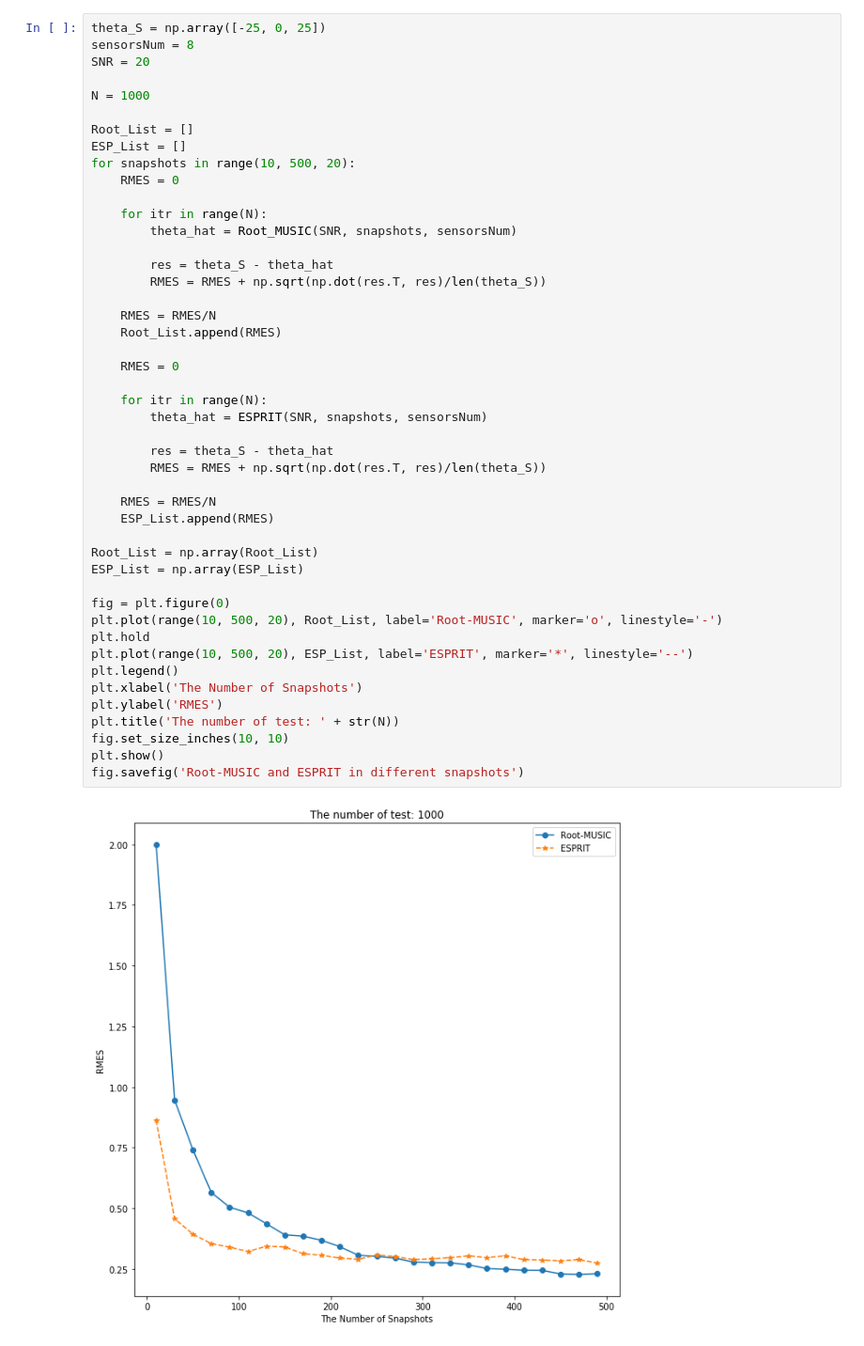
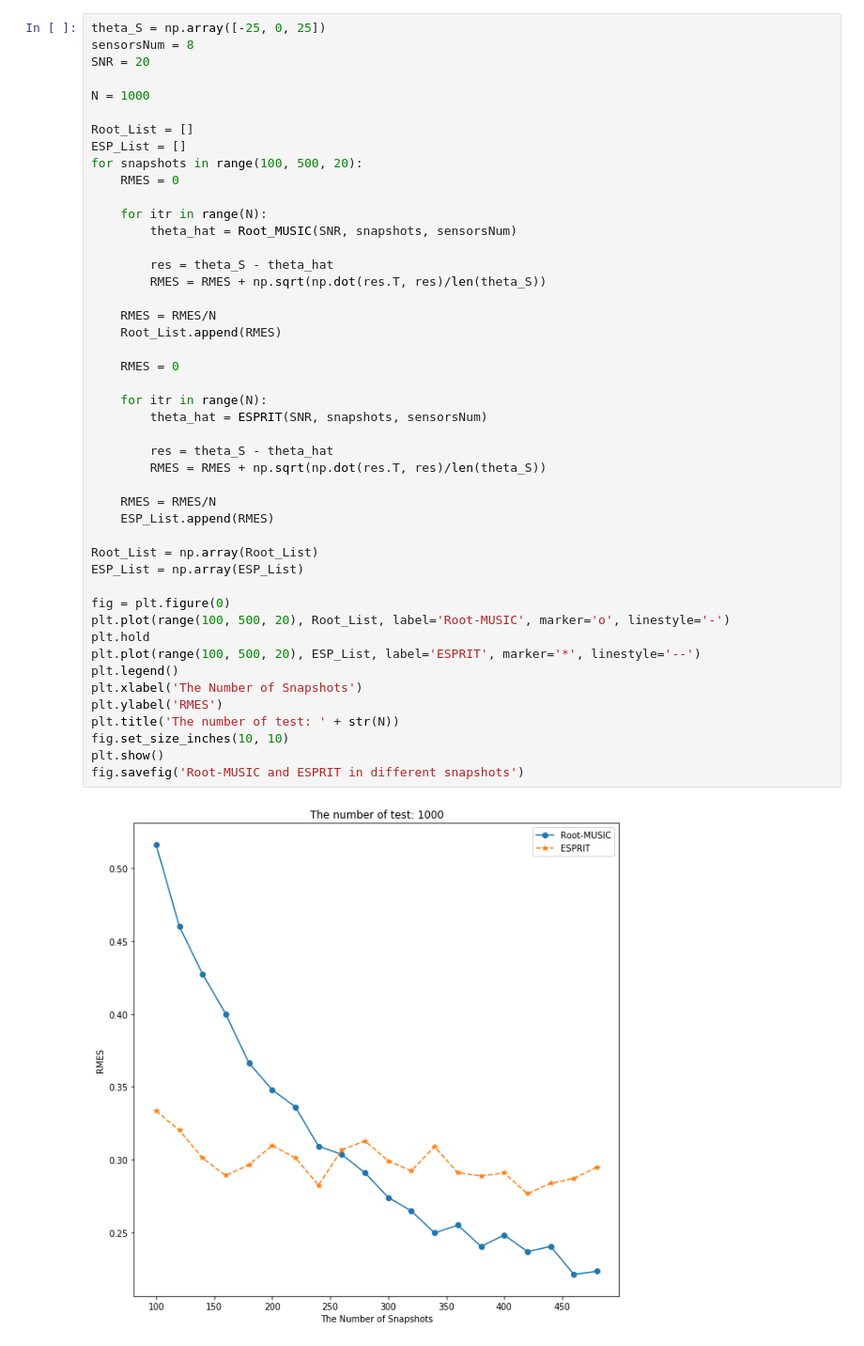
Before and after one commit to metaCoder-00/The-Implementation-of-Spatial-Spectrum-Estimation, a Jupyter notebook: python36/Different_Snapshots.ipynb, the cells around one changed output. Shown at 94% size. Cells and saved outputs as stored; diff of their text form.

```diff
--- a/python36/Different_Snapshots.ipynb
+++ b/python36/Different_Snapshots.ipynb
@@ -13,7 +16,7 @@ N = 1000
 
 Root_List = []
 ESP_List = []
-for snapshots in range(10, 500, 20):
+for snapshots in range(100, 500, 20):
     RMES = 0
 
     for itr in range(N):
@@ -22,33 +25,33 @@ for snapshots in range(10, 500, 20):
         res = theta_S - theta_hat
         RMES = RMES + np.sqrt(np.dot(res.T, res)/len(theta_S))
 
     RMES = RMES/N
     Root_List.append(RMES)
 
     RMES = 0
 
     for itr in range(N):
         theta_hat = ESPRIT(SNR, snapshots, sensorsNum)
 
         res = theta_S - theta_hat
         RMES = RMES + np.sqrt(np.dot(res.T, res)/len(theta_S))
 
     RMES = RMES/N
     ESP_List.append(RMES)
 
 Root_List = np.array(Root_List)
 ESP_List = np.array(ESP_List)
 
 fig = plt.figure(0)
-plt.plot(range(10, 500, 20), Root_List, label='Root-MUSIC', marker='o', linestyle='-')
+plt.plot(range(100, 500, 20), Root_List, label='Root-MUSIC', marker='o', linestyle='-')
 plt.hold
-plt.plot(range(10, 500, 20), ESP_List, label='ESPRIT', marker='*', linestyle='--')
+plt.plot(range(100, 500, 20), ESP_List, label='ESPRIT', marker='*', linestyle='--')
 plt.legend()
 plt.xlabel('The Number of Snapshots')
 plt.ylabel('RMES')
 plt.title('The number of test: ' + str(N))
 fig.set_size_inches(10, 10)
 plt.show()
 fig.savefig('Root-MUSIC and ESPRIT in different snapshots')
 # %% [output]
-[figure, old version]
+[figure, new version]
```
Also changed, not shown: parts of 1 cell of this notebook, 10 other files.
